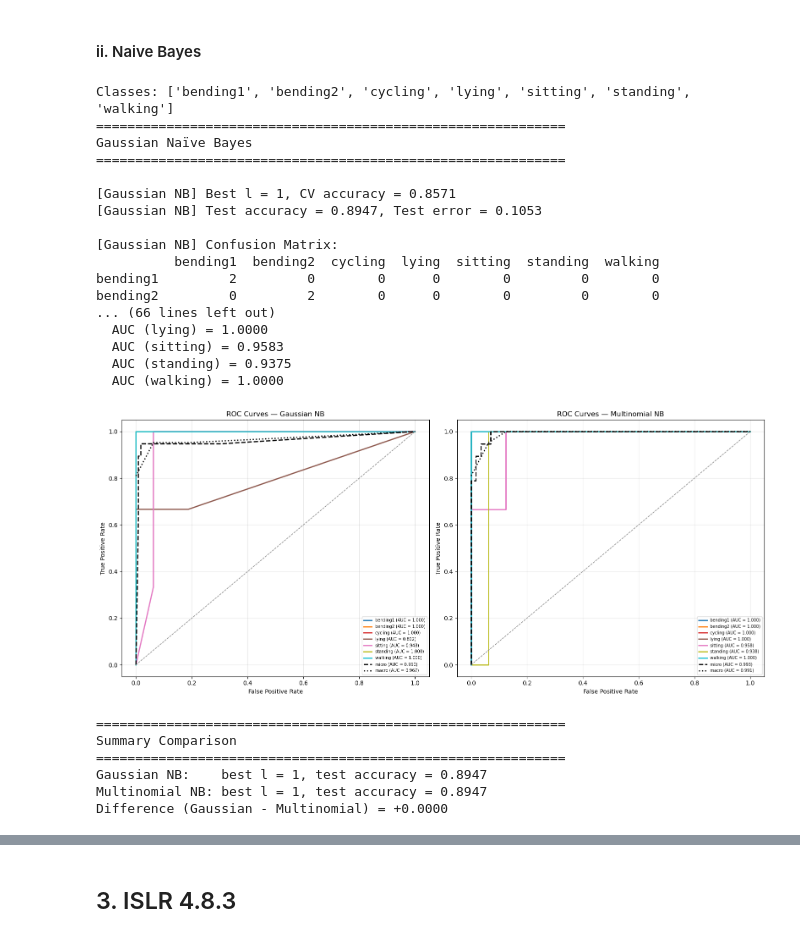
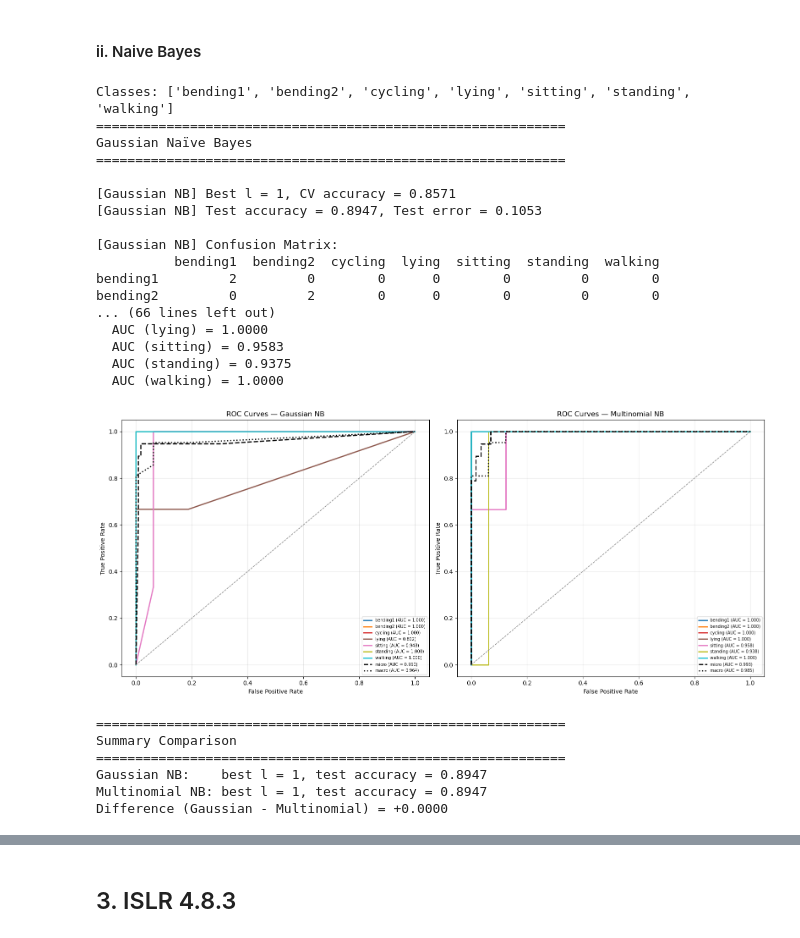
Before and after one commit to jialegong/Homework-4, a Jupyter notebook: Gong_Jiale_HW4.ipynb, the cells around one changed output, grey strips where cells are left out. Cells and saved outputs as stored; diff of their text form; code cells hidden in the pictures.

```diff
--- a/Last_First_HW4.ipynb
+++ b/Gong_Jiale_HW4.ipynb
@@ -1248,7 +1228,7 @@ rho1 = 0.5
 rho0 = 0.5
 
 adjustment = np.log((pi1 / pi0) / (rho1 / rho0))
-beta0_adj = beta0_orig - adjustment
+beta0_adj = beta0_orig + adjustment
 
 print(f"Adjustment term: {adjustment:.4f}")
 print(f"Adjusted intercept: {beta0_adj:.4f}")
@@ -1739,7 +1906,18 @@ from sklearn.model_selection import StratifiedKFold
 from sklearn.metrics import (accuracy_score, confusion_matrix,
                              classification_report, roc_curve, auc)
 import warnings
-warnings.filterwarnings("ignore")
+
+warnings.simplefilter("default")
+
+warnings.filterwarnings(
+    "ignore",
+    message=(
+        r"The least populated class in y has only 4 members, "
+        r"which is less than n_splits=5\."
+    ),
+    category=UserWarning,
+    module=r"sklearn\.model_selection\._split"
+)
 
 SERIES_NAMES = ["avg_rss12", "var_rss12", "avg_rss13",
                 "var_rss13", "avg_rss23", "var_rss23"]
@@ -1767,6 +1945,12 @@ print("Classes:", classes)
 l_values = list(range(1, 21))
 
 outer_cv = StratifiedKFold(n_splits=5, shuffle=True, random_state=42)
+nb_cv_splits = list(
+    outer_cv.split(
+        np.zeros((len(y_train_multi), 1)),
+        y_train_multi
+    )
+)
 
 def evaluate_nb(model_class, X_train, y_train, X_test, y_test, tag):
     cv_results = []
@@ -1774,7 +1958,7 @@ def evaluate_nb(model_class, X_train, y_train, X_test, y_test, tag):
         X_l = np.array([extract_features_for_l(df, l)
                         for _, _, df in train_instances])
         fold_accs = []
-        for train_idx, val_idx in outer_cv.split(X_l, y_train):
+        for train_idx, val_idx in nb_cv_splits:
             X_tr, X_val = X_l[train_idx], X_l[val_idx]
             y_tr, y_val = y_train[train_idx], y_train[val_idx]
             clf = model_class()
@@ -1813,13 +1997,19 @@ def evaluate_nb(model_class, X_train, y_train, X_test, y_test, tag):
     fpr["micro"], tpr["micro"], _ = roc_curve(y_test_bin.ravel(), y_score.ravel())
     roc_auc["micro"] = auc(fpr["micro"], tpr["micro"])
 
-    all_fpr = np.unique(np.concatenate([fpr[i] for i in range(len(classes))]))
-    mean_tpr = np.zeros_like(all_fpr)
-    for i in range(len(classes)):
-        mean_tpr += np.interp(all_fpr, fpr[i], tpr[i])
-    mean_tpr /= len(classes)
-    fpr["macro"], tpr["macro"] = all_fpr, mean_tpr
-    roc_auc["macro"] = auc(fpr["macro"], tpr["macro"])
+    roc_auc["macro"] = float(np.mean([
+        roc_auc[i] for i in range(len(classes))
+    ]))
+
+    fpr_grid = np.linspace(0, 1, 1001)
+
+    mean_tpr = np.mean([
+        np.interp(fpr_grid, fpr[i], tpr[i])
+        for i in range(len(classes))
+    ], axis=0)
+
+    fpr["macro"] = np.r_[0.0, fpr_grid]
+    tpr["macro"] = np.r_[0.0, mean_tpr]
 
     print(f"[{tag}] AUC (micro) = {roc_auc['micro']:.4f}, "
           f"AUC (macro) = {roc_auc['macro']:.4f}")
@@ -1861,34 +2051,34 @@ for ax, (fpr, tpr, auc_vals, title) in zip(
     ax.legend(loc="lower right", fontsize=7)
     ax.grid(alpha=0.3)
 
 plt.tight_layout()
 plt.show()
 
 print("\n" + "=" * 60)
 print("Summary Comparison")
 print("=" * 60)
 print(f"Gaussian NB:    best l = {best_l_gauss}, test accuracy = {acc_gauss:.4f}")
 print(f"Multinomial NB: best l = {best_l_multi}, test accuracy = {acc_multi:.4f}")
 print(f"Difference (Gaussian - Multinomial) = {acc_gauss - acc_multi:+.4f}")
 # %% [output]
 Classes: ['bending1', 'bending2', 'cycling', 'lying', 'sitting', 'standing', 'walking']
 ============================================================
 Gaussian Naïve Bayes
 ============================================================
 
 [Gaussian NB] Best l = 1, CV accuracy = 0.8571
 [Gaussian NB] Test accuracy = 0.8947, Test error = 0.1053
 
 [Gaussian NB] Confusion Matrix:
           bending1  bending2  cycling  lying  sitting  standing  walking
 bending1         2         0        0      0        0         0        0
 bending2         0         2        0      0        0         0        0
 ... (66 lines left out)
   AUC (lying) = 1.0000
   AUC (sitting) = 0.9583
   AUC (standing) = 0.9375
   AUC (walking) = 1.0000
-[figure, old version]
+[figure, new version]
 ============================================================
 Summary Comparison
 ============================================================
```
Also changed, not shown: parts of 31 cells of this notebook.
